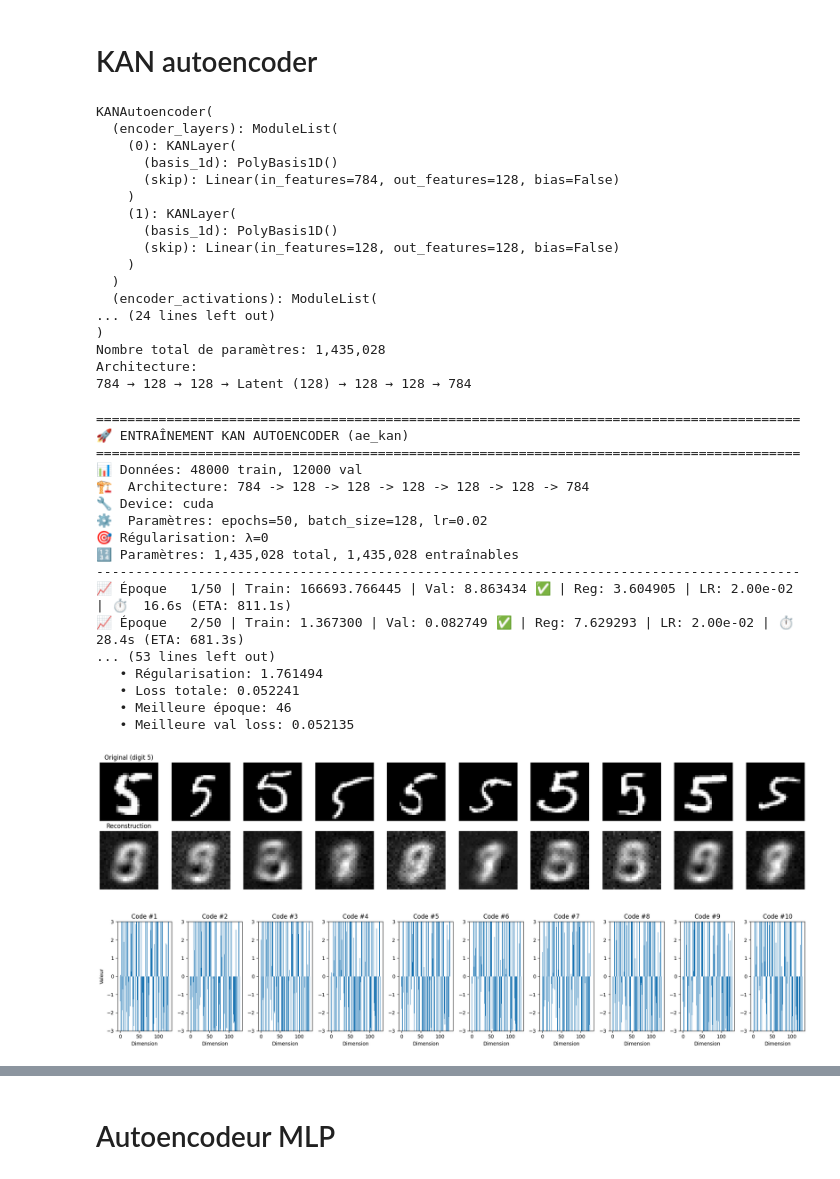
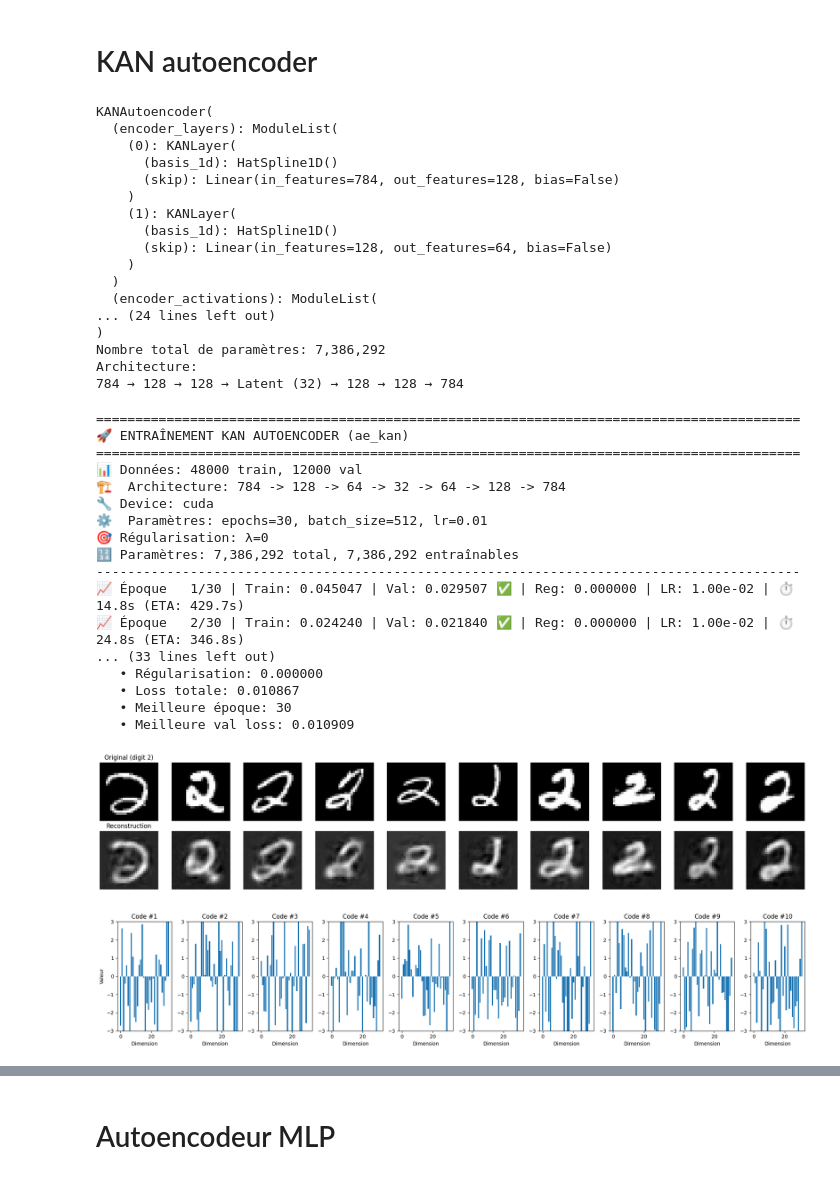
Before and after one commit to etiennechatreaux/DimRed-KAN-Finance, a Jupyter notebook: 03_mnist_test.ipynb, the cells around one changed output, grey strips where cells are left out. Saved outputs shown, nothing was run; the diff lists cells and outputs as text; code cells hidden in the pictures.

Commit message:
avant training régularisation

```diff
--- a/03_mnist_test.ipynb
+++ b/03_mnist_test.ipynb
@@ -130,21 +187,23 @@ torch.Size([60000, 784])
 # KAN autoencoder
 # %%
 input_dim = 784  # 28x28 pixels
-latent_dim = 128
+latent_dim = 32
 
 model = KANAutoencoder(
     input_dim=input_dim,
     k=latent_dim,
-    hidden_dims=[128, 128],
+    hidden_dims=[128, 64],
     basis_type="spline",
     M=32,  # pour les splines sur la grille
     poly_degree=3,
     dropout_p=0,
     use_silu=True,
-    lambda_alpha=0,
-    lambda_group=0,
-    lambda_tv=0,
+
+    lambda_alpha=1e-4,
+    lambda_group=1e-5,
+    lambda_tv=1e-4,
     lambda_poly_decay=0,
+
     use_skip=True,
     skip_init="identity",
     skip_gain=1.0,
@@ -159,53 +218,52 @@ print(f"{input_dim} → {' → '.join(map(str, [128, 128]))} → Latent ({latent
 KANAutoencoder(
   (encoder_layers): ModuleList(
     (0): KANLayer(
-      (basis_1d): PolyBasis1D()
+      (basis_1d): HatSpline1D()
       (skip): Linear(in_features=784, out_features=128, bias=False)
     )
     (1): KANLayer(
-      (basis_1d): PolyBasis1D()
-      (skip): Linear(in_features=128, out_features=128, bias=False)
+      (basis_1d): HatSpline1D()
+      (skip): Linear(in_features=128, out_features=64, bias=False)
     )
   )
   (encoder_activations): ModuleList(
 ... (24 lines left out)
 )
-Nombre total de paramètres: 1,435,028
+Nombre total de paramètres: 7,386,292
 Architecture:
-784 → 128 → 128 → Latent (128) → 128 → 128 → 784
+784 → 128 → 128 → Latent (32) → 128 → 128 → 784
 # %%
-# Entraînement
 history = model.fit(
     X,
-    epochs=50,
-    batch_size=128,
-    learning_rate=0.02,
+    epochs=30,
+    batch_size=512,
+    learning_rate=0.01,
     weight_decay=0.00001,
     validation_split=0.2,
-    patience=15,
+    patience=10,
     verbose=True,
-    lambda_reg=0
+    lambda_reg=0.0001
 )
 # %% [output]
 ==========================================================================================
 🚀 ENTRAÎNEMENT KAN AUTOENCODER (ae_kan)
 ==========================================================================================
 📊 Données: 48000 train, 12000 val
-🏗️  Architecture: 784 -> 128 -> 128 -> 128 -> 128 -> 128 -> 784
+🏗️  Architecture: 784 -> 128 -> 64 -> 32 -> 64 -> 128 -> 784
 🔧 Device: cuda
-⚙️  Paramètres: epochs=50, batch_size=128, lr=0.02
+⚙️  Paramètres: epochs=30, batch_size=512, lr=0.01
 🎯 Régularisation: λ=0
-🔢 Paramètres: 1,435,028 total, 1,435,028 entraînables
+🔢 Paramètres: 7,386,292 total, 7,386,292 entraînables
 ------------------------------------------------------------------------------------------
-📈 Époque   1/50 | Train: 166693.766445 | Val: 8.863434 ✅ | Reg: 3.604905 | LR: 2.00e-02 | ⏱️  16.6s (ETA: 811.1s)
-📈 Époque   2/50 | Train: 1.367300 | Val: 0.082749 ✅ | Reg: 7.629293 | LR: 2.00e-02 | ⏱️  28.4s (ETA: 681.3s)
-... (53 lines left out)
-   • Régularisation: 1.761494
-   • Loss totale: 0.052241
-   • Meilleure époque: 46
-   • Meilleure val loss: 0.052135
+📈 Époque   1/30 | Train: 0.045047 | Val: 0.029507 ✅ | Reg: 0.000000 | LR: 1.00e-02 | ⏱️  14.8s (ETA: 429.7s)
+📈 Époque   2/30 | Train: 0.024240 | Val: 0.021840 ✅ | Reg: 0.000000 | LR: 1.00e-02 | ⏱️  24.8s (ETA: 346.8s)
+... (33 lines left out)
+   • Régularisation: 0.000000
+   • Loss totale: 0.010867
+   • Meilleure époque: 30
+   • Meilleure val loss: 0.010909
 # %%
-show_digit_reconstructions(y=5, X=X, model=model, device=device)
+show_digit_reconstructions(y=2, X=X, model=model, device=device)
 # %% [output]
-[figure, old version]
+[figure, new version]
-[figure, old version]
+[figure, new version]
```
Also changed, not shown: parts of 4 cells of this notebook, 1 other file.
